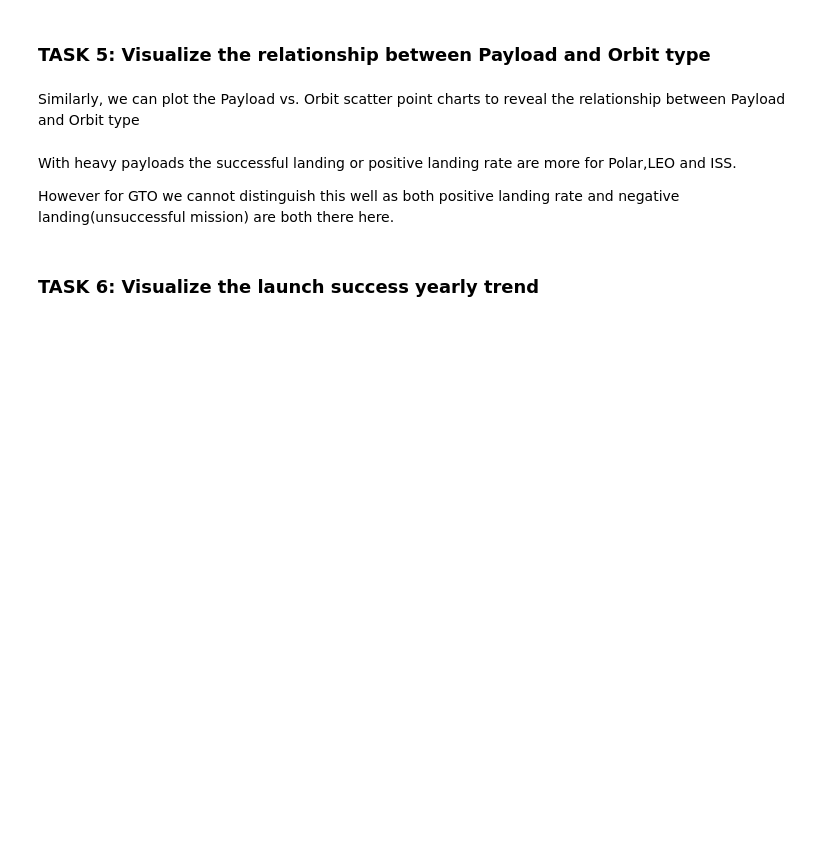
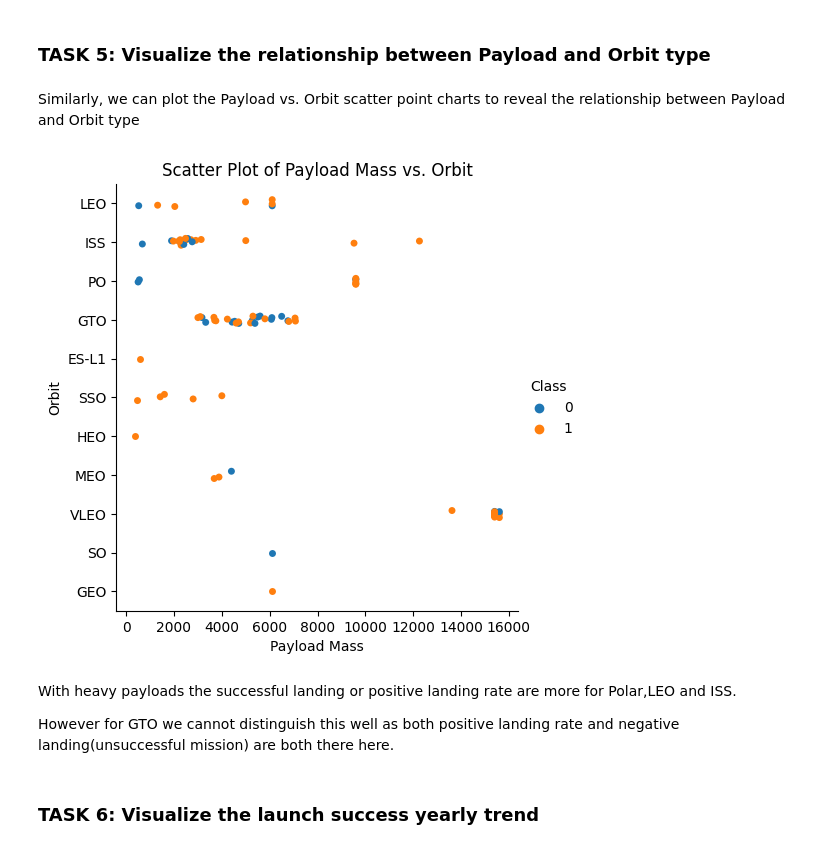
Before and after one commit to JosephOlaoluwa/ibm_capstone_project, a Jupyter notebook: jupyter-labs-eda-dataviz.ipynb, the cells around one changed output. Cells and saved outputs as stored; diff of their text form; code cells hidden in the pictures; blank space fills up the shorter version.

```diff
--- a/jupyter-labs-eda-dataviz.ipynb
+++ b/jupyter-labs-eda-dataviz.ipynb
@@ -129,6 +160,17 @@ You should see that in the LEO orbit the Success appears related to the number o
 Similarly, we can plot the Payload vs. Orbit scatter point charts to reveal the relationship between Payload and Orbit type
 # %%
 # Plot a scatter point chart with x axis to be Payload and y axis to be the Orbit, and hue to be the class value
+sns.catplot(x='PayloadMass', y='Orbit', data=df, hue='Class', aspect=1)
+
+# Set the title and labels
+plt.title('Scatter Plot of Payload Mass vs. Orbit')
+plt.xlabel('Payload Mass')
+plt.ylabel('Orbit')
+
+# Show the plot
+plt.show()
+# %% [output]
+[figure, added]
 # %% [markdown]
 With heavy payloads the successful landing or positive landing rate are more for Polar,LEO and ISS.
 
```
Also changed, not shown: parts of 8 cells of this notebook, 3 other files.
